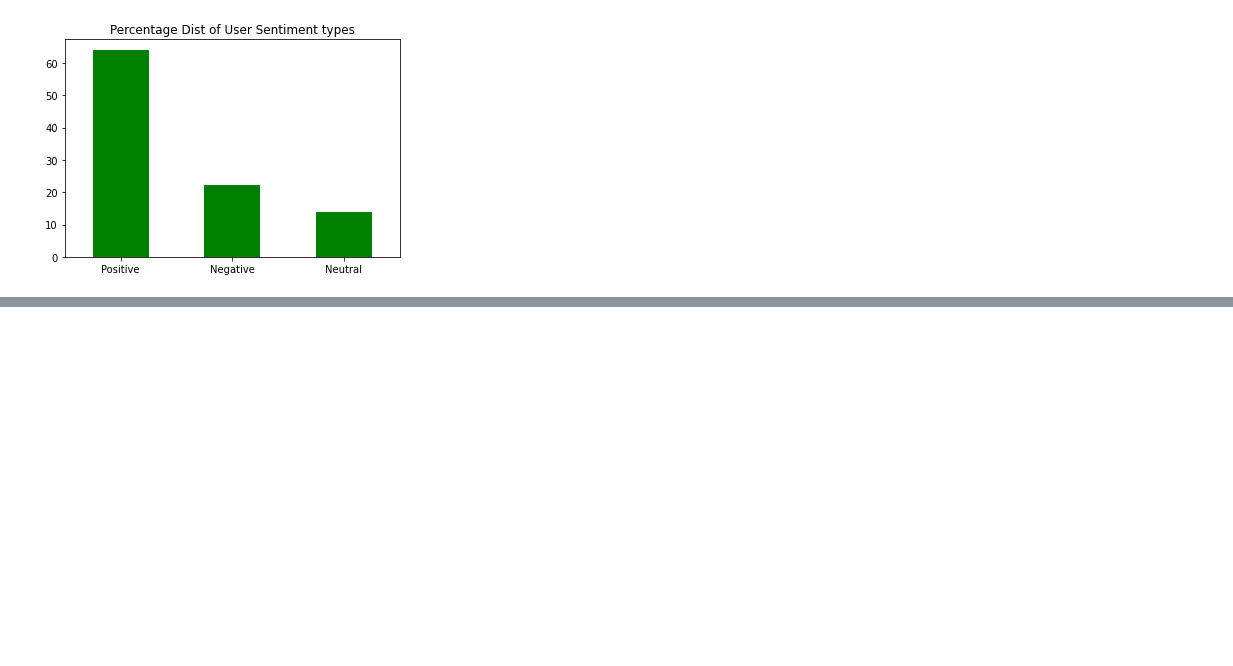
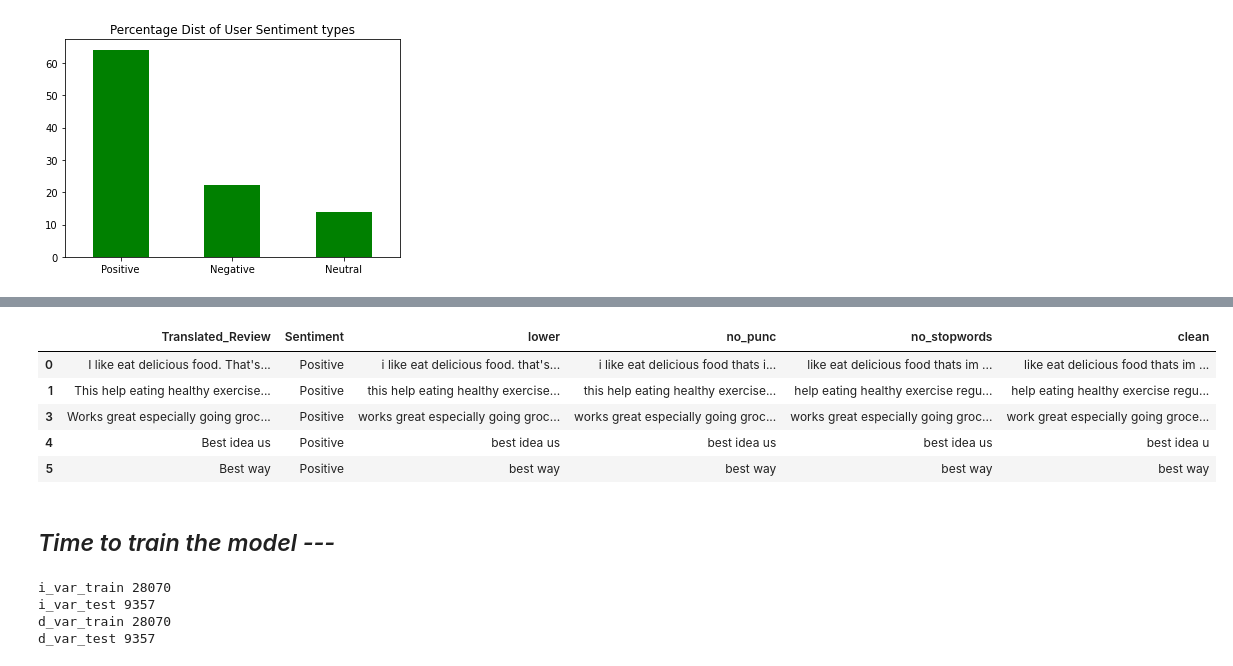
Before and after one commit to RanojoyBiswas/Play-Store-App-Review-Analysis-, a Jupyter notebook: Play_Store_App_Review_Analysis_Capstone_Project.ipynb, the cells around one changed output, grey strips where cells are left out. Drawn from its saved outputs; the diff is of its cells as text; code cells hidden in the pictures; blank space fills up the shorter version.

```diff
--- a/Play_Store_App_Review_Analysis_Capstone_Project.ipynb
+++ b/Play_Store_App_Review_Analysis_Capstone_Project.ipynb
@@ -1026,0 +1115,12 @@ Text(0.5, 1.0, 'Percentage Dist of User Sentiment types')
+# %%
+import nltk
+nltk.download('stopwords')
+
+
+# importing stopwords
+from nltk.corpus import stopwords
+
+# getting the english language stopwords
+stop_words = stopwords.words('english')
+
+# stop_words
@@ -1026,0 +1130,3 @@ Text(0.5, 1.0, 'Percentage Dist of User Sentiment types')
+# %%
+# getting rid of the stop words
+sent_data['no_stopwords'] = sent_data['no_punc'].apply(lambda x: ' '.join(word for word in x.split() if word not in stop_words))
@@ -1026,0 +1143,7 @@ Text(0.5, 1.0, 'Percentage Dist of User Sentiment types')
+# %%
+from nltk.stem.wordnet import WordNetLemmatizer
+from nltk.stem.porter import PorterStemmer
+
+
+wordnet = WordNetLemmatizer()
+porter = PorterStemmer()
@@ -1026,0 +1186,36 @@ Text(0.5, 1.0, 'Percentage Dist of User Sentiment types')
+# %%
+sent_data['clean'] = sent_data['no_stopwords'].apply(lambda x: ' '.join(wordnet.lemmatize(word) for word in x.split() ))
+# %%
+# checking the changes
+sent_data.head()
+# %% [output]
+|  | Translated_Review | Sentiment | lower | no_punc | no_stopwords | clean |
+| 0 | I like eat delicious food. That's... | Positive | i like eat delicious food. that's... | i like eat delicious food thats i... | like eat delicious food thats im ... | like eat delicious food thats im ... |
+| 1 | This help eating healthy exercise... | Positive | this help eating healthy exercise... | this help eating healthy exercise... | help eating healthy exercise regu... | help eating healthy exercise regu... |
+| 3 | Works great especially going groc... | Positive | works great especially going groc... | works great especially going groc... | works great especially going groc... | work great especially going groce... |
+| 4 | Best idea us | Positive | best idea us | best idea us | best idea us | best idea u |
+| 5 | Best way | Positive | best way | best way | best way | best way |
+# %% [markdown]
+## *Time to train the model ---*
+# %%
+# importing train-test split
+from sklearn.model_selection import train_test_split
+
+
+i_var = sent_data['clean']
+d_var = sent_data['Sentiment']
+
+
+# doing the split
+i_var_train, i_var_test, d_var_train, d_var_test = train_test_split(i_var, d_var, test_size = 0.25, random_state = 43)
+
+
+print('i_var_train', len(i_var_train))
+print('i_var_test', len(i_var_test))
+print('d_var_train', len(d_var_train))
+print('d_var_test', len(d_var_test))
+# %% [output]
+i_var_train 28070
+i_var_test 9357
+d_var_train 28070
+d_var_test 9357
```
Also changed, not shown: parts of 32 cells of this notebook.
